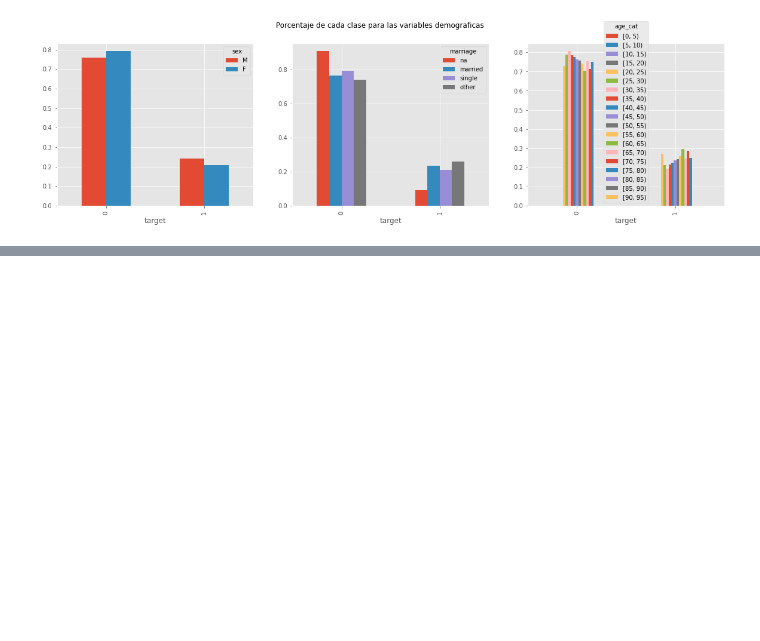
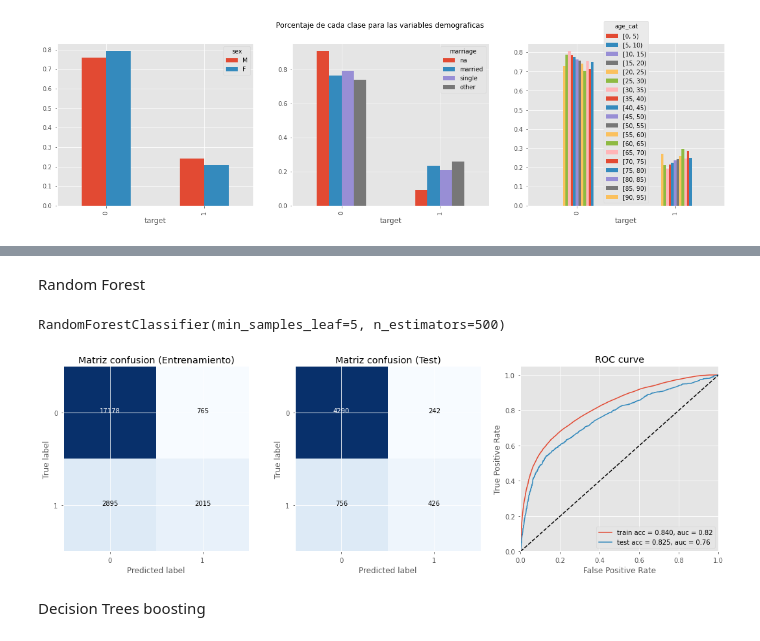
Before and after one commit to jorgelojam/impagos, a Jupyter notebook: src/prediccion.ipynb, the cells around one changed output, grey strips where cells are left out. Cells and saved outputs as stored; diff of their text form; code cells hidden in the pictures; blank space fills up the shorter version.

```diff
--- a/src/prediccion.ipynb
+++ b/src/prediccion.ipynb
@@ -168,0 +445,29 @@ Para no cesgar a valores de cero y uno, se va a aplicar conversiones logaritmica
+# %% [markdown]
+Random Forest
+# %%
+from sklearn.ensemble import RandomForestClassifier
+
+rf = RandomForestClassifier(n_estimators=500, min_samples_leaf=5)
+rf.fit(X_train,y_train)
+# %% [output]
+RandomForestClassifier(min_samples_leaf=5, n_estimators=500)
+# %%
+from sklearn.metrics import roc_curve, auc, roc_auc_score, log_loss, accuracy_score
+
+threshold = 0.5
+y_train_pred = rf.predict_proba(X_train)[:,1]
+y_test_pred = rf.predict_proba(X_test)[:,1]
+
+fig,ax = plt.subplots(1,3)
+fig.set_size_inches(15,5)
+
+plot_cm(ax[0],  y_train, y_train_pred, [0,1], 'Matriz confusion (Entrenamiento)', threshold)
+plot_cm(ax[1],  y_test, y_test_pred,   [0,1], 'Matriz confusion (Test)', threshold)
+plot_auc(ax[2], y_train, y_train_pred, y_test, y_test_pred, threshold)
+
+plt.tight_layout()
+plt.show()
+# %% [output]
+[figure, added]
+# %% [markdown]
+Decision Trees boosting
```
Also changed, not shown: parts of 28 cells of this notebook.
